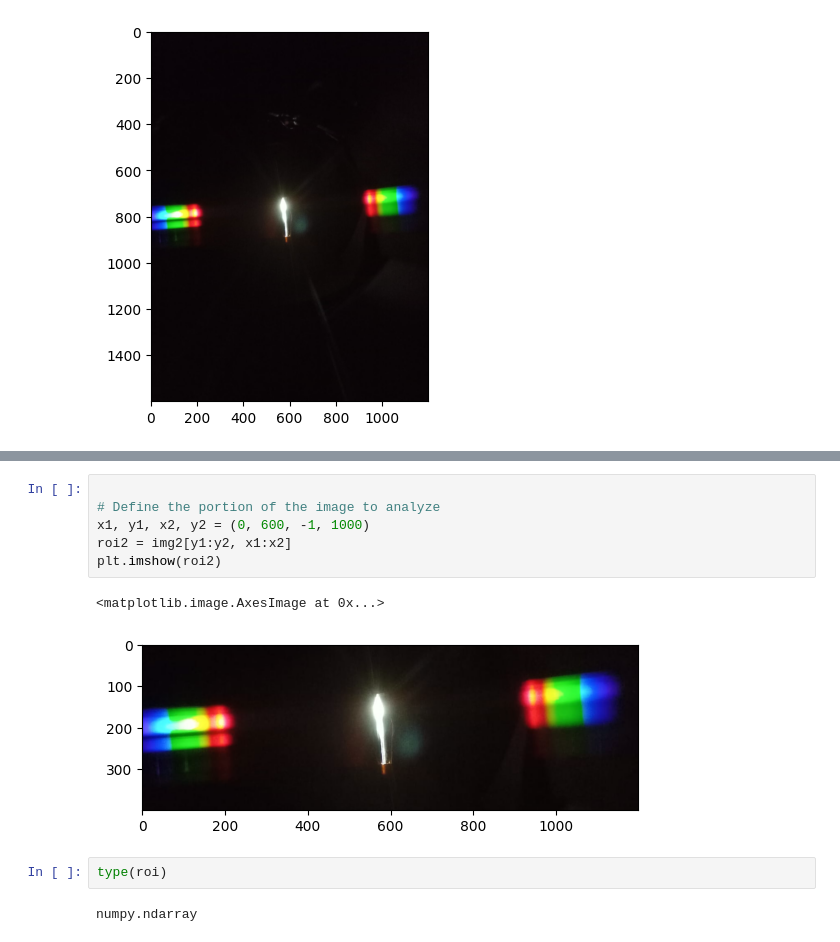
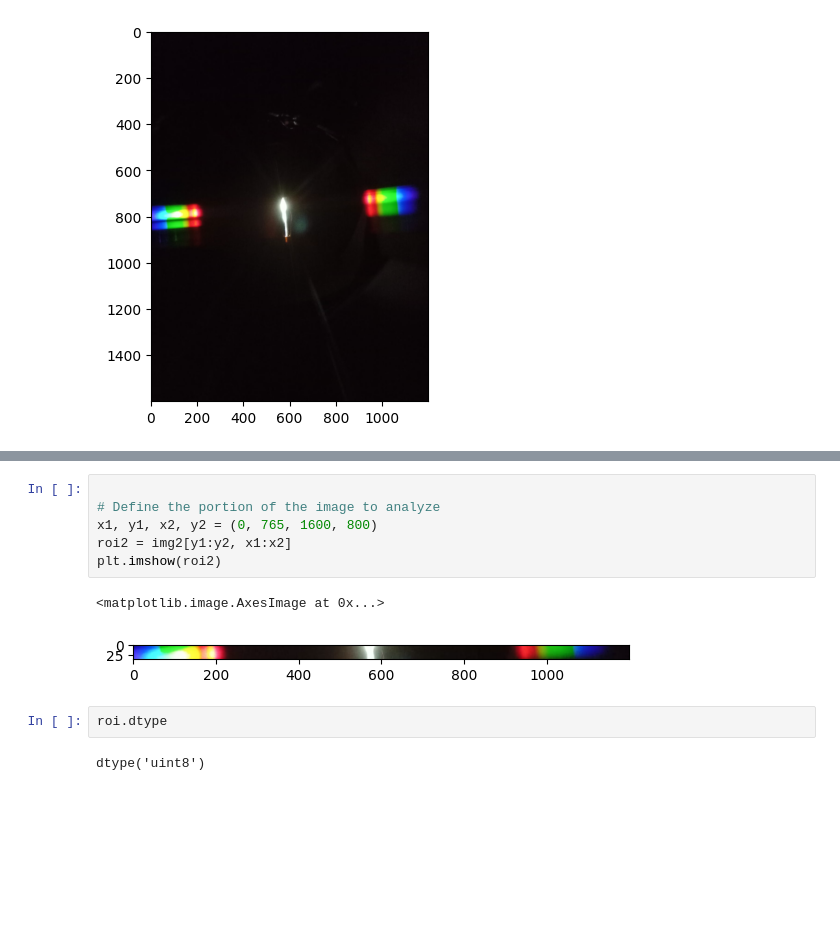
Before and after one commit to fbientrigo/cv_medical, a Jupyter notebook: 07_spectrum/cv_toSpectrum.ipynb, the cells around one changed output, grey strips where cells are left out. Drawn from its saved outputs; the diff is of its cells as text; blank space fills up the shorter version.

```diff
--- a/07_spectrum/cv_toSpectrum.ipynb
+++ b/07_spectrum/cv_toSpectrum.ipynb
@@ -27,16 +27,16 @@ plt.imshow(roi)
 # %%
 
 # Define the portion of the image to analyze
-x1, y1, x2, y2 = (0, 600, -1, 1000)
+x1, y1, x2, y2 = (0, 765, 1600, 800)
 roi2 = img2[y1:y2, x1:x2]
 plt.imshow(roi2)
 # %% [output]
 <matplotlib.image.AxesImage at 0x...>
-[figure, old version]
+[figure, new version]
-# %%
-type(roi)
-# %% [output]
-numpy.ndarray
+# %%
+roi.dtype
+# %% [output]
+dtype('uint8')
 # %%
 b,g,r = cv2.split(roi)
 colormaps = ['Blues', 'Greens', 'Reds']
```
Also changed, not shown: parts of 38 cells of this notebook.
